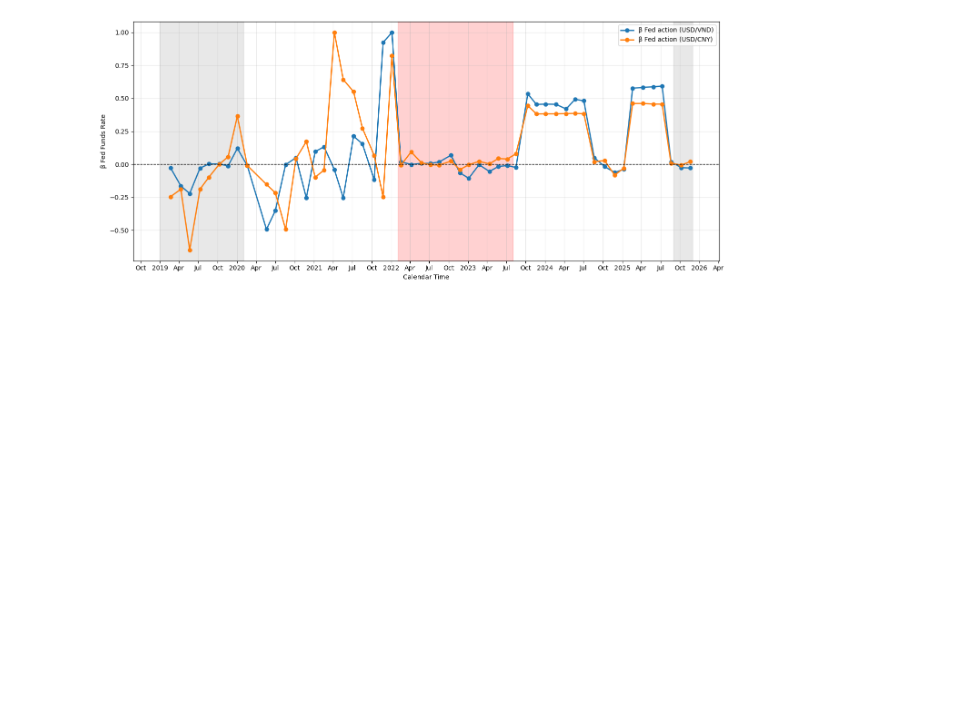
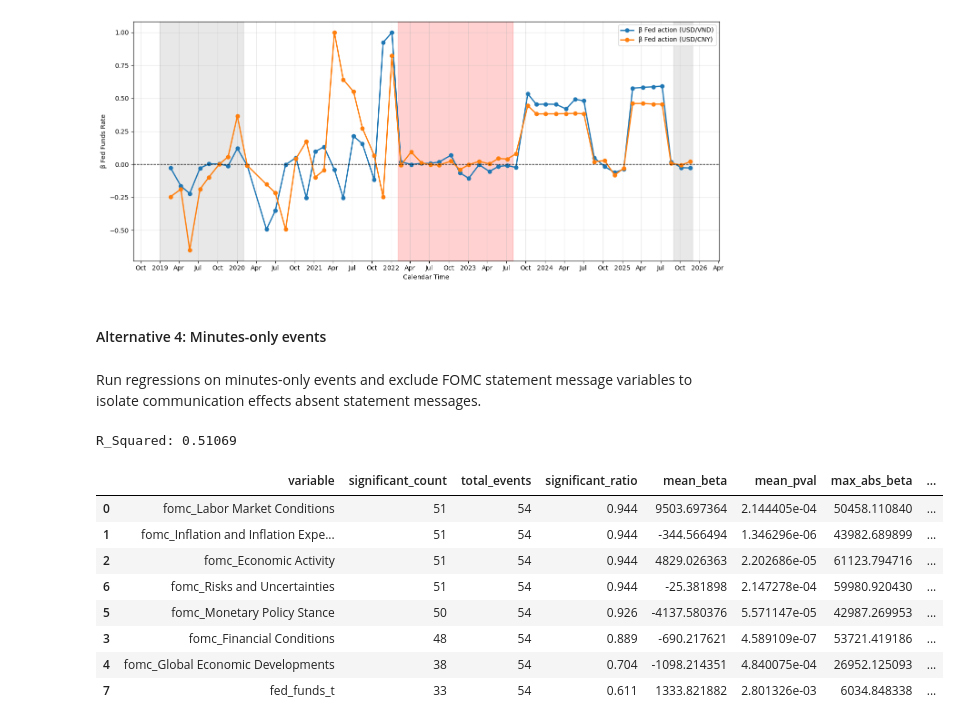
Before and after one commit to tnt1626/fed-action-fed-communication, a Jupyter notebook: src/event_regression.ipynb, the cells around one changed output. Saved outputs shown, nothing was run; the diff lists cells and outputs as text; code cells hidden in the pictures; blank space fills up the shorter version.

```diff
--- a/src/event_regression.ipynb
+++ b/src/event_regression.ipynb
@@ -1303,3 +1303,7 @@ plot_usdvnd_fed_action_with_tightening(
 )
 # %% [output]
 [figure]
+# %% [markdown]
+#### Alternative 4: Minutes-only events
+# %% [markdown]
+Run regressions on minutes-only events and exclude FOMC statement message variables to isolate communication effects absent statement messages.
@@ -1305,0 +1312,48 @@ plot_usdvnd_fed_action_with_tightening(
+# %%
+y_vars = ["Bid_FW_usd_vnd_1y"]
+
+lagged_indep_vars = [
+    "fed_funds"
+]
+
+event_vars = [
+    "fomc_Labor Market Conditions",
+    "fomc_Inflation and Inflation Expectations",
+    "fomc_Economic Activity",
+    "fomc_Financial Conditions",
+    "fomc_Global Economic Developments",
+    "fomc_Monetary Policy Stance",
+    "fomc_Risks and Uncertainties"
+]
+
+config = EventRollingConfig(
+    lags=list(range(0, 1)),
+    days_before=21,
+    days_after=21,
+    event_col="fomc_event"
+)
+
+analyzer = EventRolling(
+    df=df_vnd_alter_4,
+    x_lagged_vars=lagged_indep_vars,
+    x_non_lagged_vars=event_vars,
+    y_vars=y_vars,
+    config=config
+)
+
+results_df_vnd = analyzer.rolling_event_regression_asymmetric()
+summary_df_vnd = analyzer.summarize_results(results_df_vnd)
+r_squared_mean = round(results_df_vnd['r_squared'].mean(), 5)
+print(f'R_Squared: {r_squared_mean}')
+display(summary_df_vnd)
+# %% [output]
+R_Squared: 0.51069
+|  | variable | significant_count | total_events | significant_ratio | mean_beta | mean_pval | max_abs_beta | ... |
+| 0 | fomc_Labor Market Conditions | 51 | 54 | 0.944 | 9503.697364 | 2.144405e-04 | 50458.110840 | ... |
+| 1 | fomc_Inflation and Inflation Expe... | 51 | 54 | 0.944 | -344.566494 | 1.346296e-06 | 43982.689899 | ... |
+| 2 | fomc_Economic Activity | 51 | 54 | 0.944 | 4829.026363 | 2.202686e-05 | 61123.794716 | ... |
+| 6 | fomc_Risks and Uncertainties | 51 | 54 | 0.944 | -25.381898 | 2.147278e-04 | 59980.920430 | ... |
+| 5 | fomc_Monetary Policy Stance | 50 | 54 | 0.926 | -4137.580376 | 5.571147e-05 | 42987.269953 | ... |
+| 3 | fomc_Financial Conditions | 48 | 54 | 0.889 | -690.217621 | 4.589109e-07 | 53721.419186 | ... |
+| 4 | fomc_Global Economic Developments | 38 | 54 | 0.704 | -1098.214351 | 4.840075e-04 | 26952.125093 | ... |
+| 7 | fed_funds_t | 33 | 54 | 0.611 | 1333.821882 | 2.801326e-03 | 6034.848338 | ... |
```
Also changed, not shown: parts of 11 cells of this notebook.
